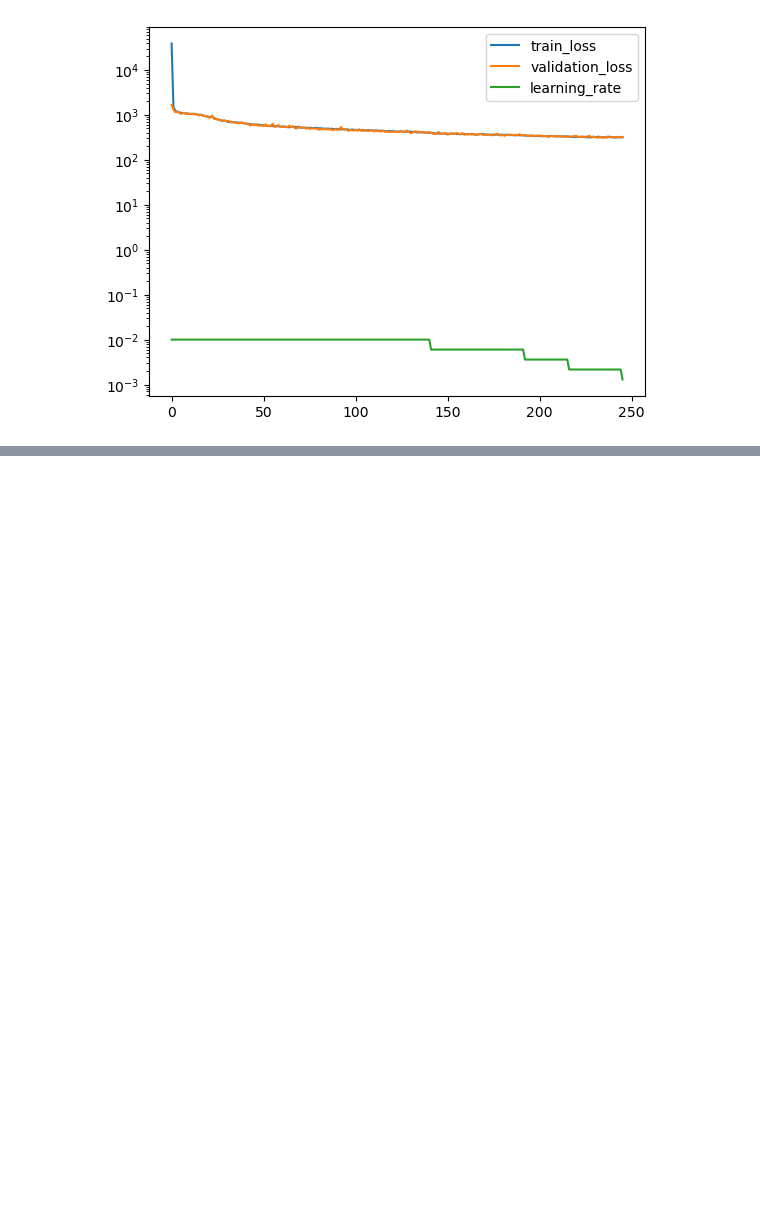
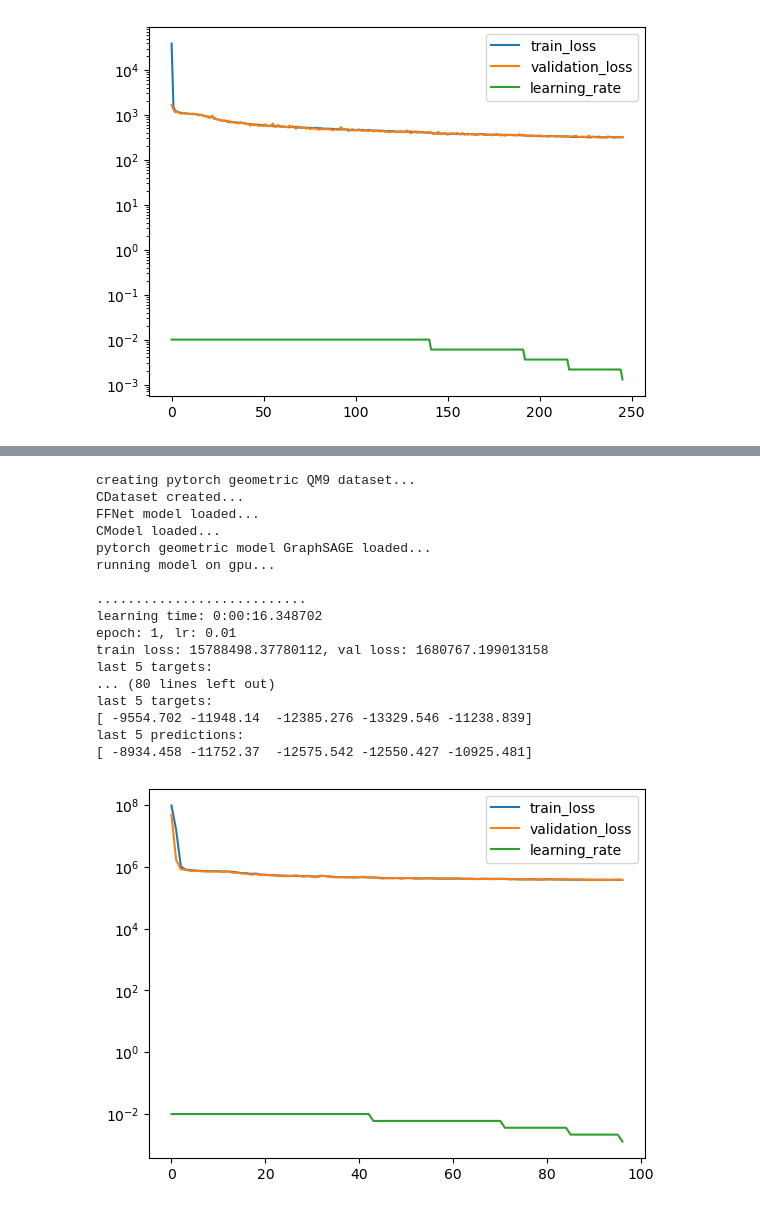
Before and after one commit to icanswim/qchem, a Jupyter notebook: experiment.ipynb, the cells around one changed output, grey strips where cells are left out. Saved outputs shown, nothing was run; the diff lists cells and outputs as text; code cells hidden in the pictures; blank space fills up the shorter version.

```diff
--- a/experiment.ipynb
+++ b/experiment.ipynb
@@ -760,6 +876,6 @@ l = Learn([PGDS], GraphNetVariationalEncoder, Selector,
 # %%
 #example cosmosis/qchem PyG dataset wrapper with Data object output with
-#custom transforms and sklearn metrics and custom PyG model
+#custom transforms and sklearn metrics and PyG model
 
 class IndexY(T.BaseTransform):
     def __init__(self, i):
@@ -768,49 +884,71 @@ class IndexY(T.BaseTransform):
     def __call__(self, data):
         # Shallow-copy the data so that we prevent in-place data modification.
         return self.forward(copy.copy(data))
 
     def forward(self, data):
         y = data.y[:,self.i]
         data.y = y
         return data
 
-model_params = {'in_channels': 11,
+model_params = {'model_name': 'GraphSAGE',
+                'softmax': None,
+                'pool': 'MeanAggregation',
+                'ffnet': True,
+                'in_channels': 256, #ffnet params
                 'hidden': 256,
                 'out_channels': 1,
-                'depth': 2,
-                'convolution': 'SAGEConv',
-                'pool': 'MeanAggregation',
-                'dropout': .1,
-                'softmax': None,
-                'activation': 'relu',
-               }
+                'pyg_params': {'in_channels': 11, #GraphSAGE params
+                               'hidden_channels': 256,
+                               'num_layers': 2,
+                               'out_channels': 256,
+                               'dropout': .1,
+                               'norm': 'BatchNorm'}}
 
 ds_params = {'train_params': {'dataset': 'QM9',
                               'transforms': {},
                               'pg_params': {'root': './data/',
-                                            'transform': T.Compose([IndexY(0),
-                                                                   ])}}}
+                                            'transform': T.Compose([IndexY(7)])}}}
 
-metrics_params = {'report_interval': 10,
-                  'log_plot': False}
+metrics_params = {'report_interval': 100,
+                  'log_plot': True,
+                  'min_lr': .0013}  #early stopping
 
 opt_params = {'lr': 0.01}
 
 crit_params = {'reduction': 'sum'}
 
 sample_params = {'set_seed': 88,
                  'splits': (.7, .15)}
 
-sched_params = {'factor': .5,
-                'patience': 2,
-                'cooldown': 1,
-                'min_lr': .005}
+sched_params = {'factor': .6,
+                'patience': 5,
+                'cooldown': 5,
+                'min_lr': .00125}
 
 
-l = Learn([PGDS], GraphNet, Selector,
+l = Learn([PGDS], PygModel, Selector,
           Optimizer=Adam, Scheduler=ReduceLROnPlateau, Criterion=MSELoss, DataLoader=DataLoader,
           model_params=model_params, ds_params=ds_params, sample_params=sample_params,
           opt_params=opt_params, sched_params=sched_params, crit_params=crit_params,
           metrics_params=metrics_params,
-          squeeze_y_pred=True, batch_size=256, epochs=2)
+          squeeze_y_pred=True, batch_size=256, epochs=200)
+# %% [output]
+creating pytorch geometric QM9 dataset...
+CDataset created...
+FFNet model loaded...
+CModel loaded...
+pytorch geometric model GraphSAGE loaded...
+running model on gpu...
+
+...........................
+learning time: 0:00:16.348702
+epoch: 1, lr: 0.01
+train loss: 15788498.37780112, val loss: 1680767.199013158
+last 5 targets:
+... (80 lines left out)
+last 5 targets:
+[ -9554.702 -11948.14  -12385.276 -13329.546 -11238.839]
+last 5 predictions:
+[ -8934.458 -11752.37  -12575.542 -12550.427 -10925.481]
+[figure, added]
 # %%
```
Also changed, not shown: parts of 11 cells of this notebook, 1 other file.
